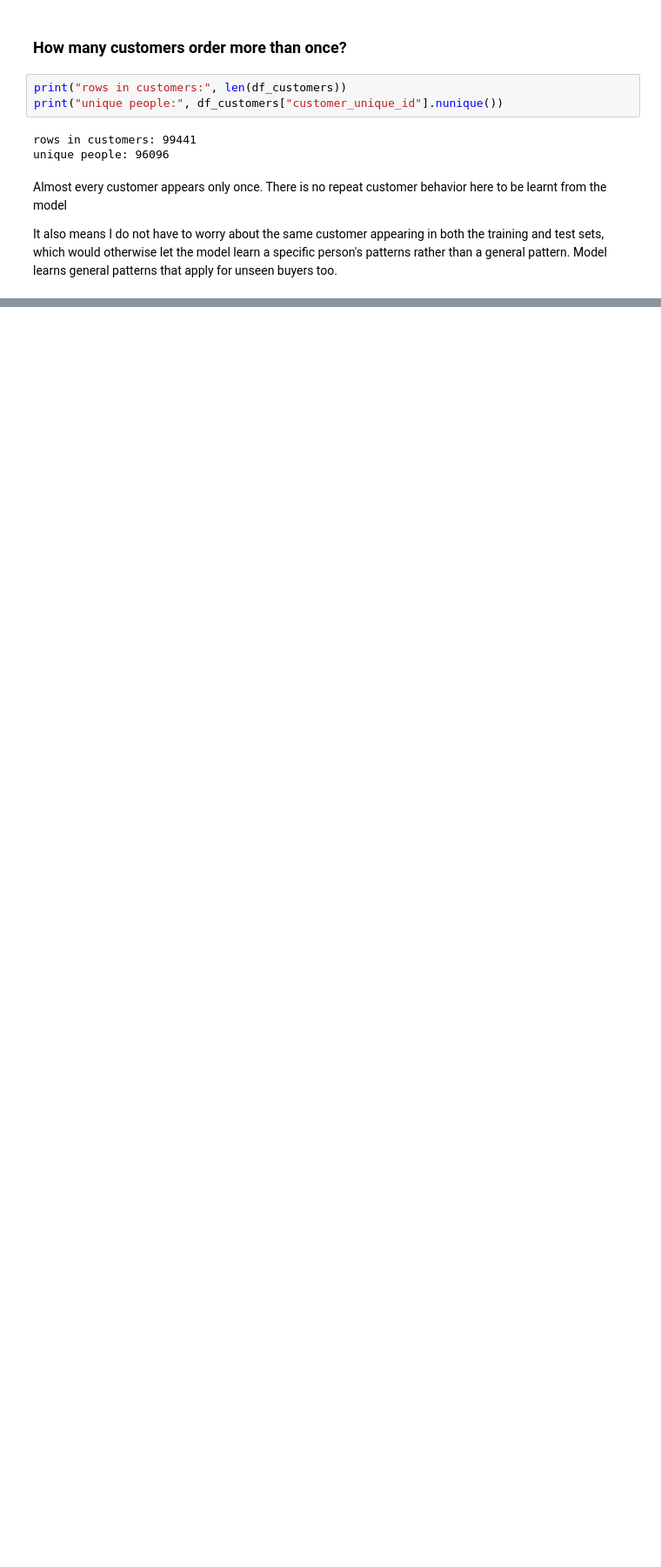
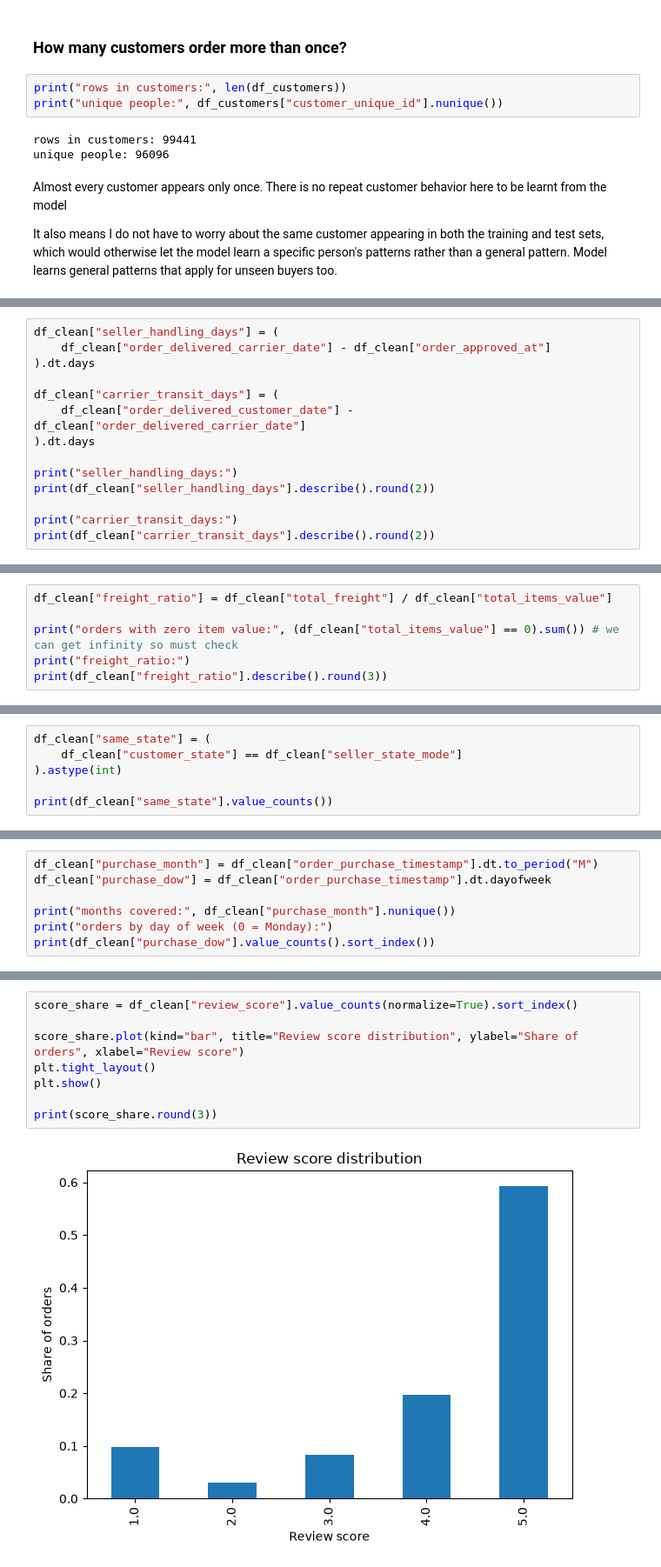
Before and after one commit to MahdhiS/olist-review-prediction, a Jupyter notebook: notebooks/01_eda.ipynb, the cells around one changed output, grey strips where cells are left out. Shown at 87% size. Cells and saved outputs as stored; diff of their text form; blank space fills up the shorter version.

```diff
--- a/notebooks/01_eda.ipynb
+++ b/notebooks/01_eda.ipynb
@@ -467,0 +899,14 @@ Green edges are one to one or many to one, so those tables merge onto orders dir
+# %%
+df_clean["seller_handling_days"] = (
+    df_clean["order_delivered_carrier_date"] - df_clean["order_approved_at"]
+).dt.days
+
+df_clean["carrier_transit_days"] = (
+    df_clean["order_delivered_customer_date"] - df_clean["order_delivered_carrier_date"]
+).dt.days
+
+print("seller_handling_days:")
+print(df_clean["seller_handling_days"].describe().round(2))
+
+print("carrier_transit_days:")
+print(df_clean["carrier_transit_days"].describe().round(2))
@@ -467,0 +1002,6 @@ Green edges are one to one or many to one, so those tables merge onto orders dir
+# %%
+df_clean["freight_ratio"] = df_clean["total_freight"] / df_clean["total_items_value"]
+
+print("orders with zero item value:", (df_clean["total_items_value"] == 0).sum()) # we can get infinity so must check
+print("freight_ratio:")
+print(df_clean["freight_ratio"].describe().round(3))
@@ -467,0 +1026,6 @@ Green edges are one to one or many to one, so those tables merge onto orders dir
+# %%
+df_clean["same_state"] = (
+    df_clean["customer_state"] == df_clean["seller_state_mode"]
+).astype(int)
+
+print(df_clean["same_state"].value_counts())
@@ -467,0 +1045,7 @@ Green edges are one to one or many to one, so those tables merge onto orders dir
+# %%
+df_clean["purchase_month"] = df_clean["order_purchase_timestamp"].dt.to_period("M")
+df_clean["purchase_dow"] = df_clean["order_purchase_timestamp"].dt.dayofweek
+
+print("months covered:", df_clean["purchase_month"].nunique())
+print("orders by day of week (0 = Monday):")
+print(df_clean["purchase_dow"].value_counts().sort_index())
@@ -467,0 +1271,10 @@ Green edges are one to one or many to one, so those tables merge onto orders dir
+# %%
+score_share = df_clean["review_score"].value_counts(normalize=True).sort_index()
+
+score_share.plot(kind="bar", title="Review score distribution", ylabel="Share of orders", xlabel="Review score")
+plt.tight_layout()
+plt.show()
+
+print(score_share.round(3))
+# %% [output]
+[figure, added]
```
Also changed, not shown: parts of 121 cells of this notebook.
